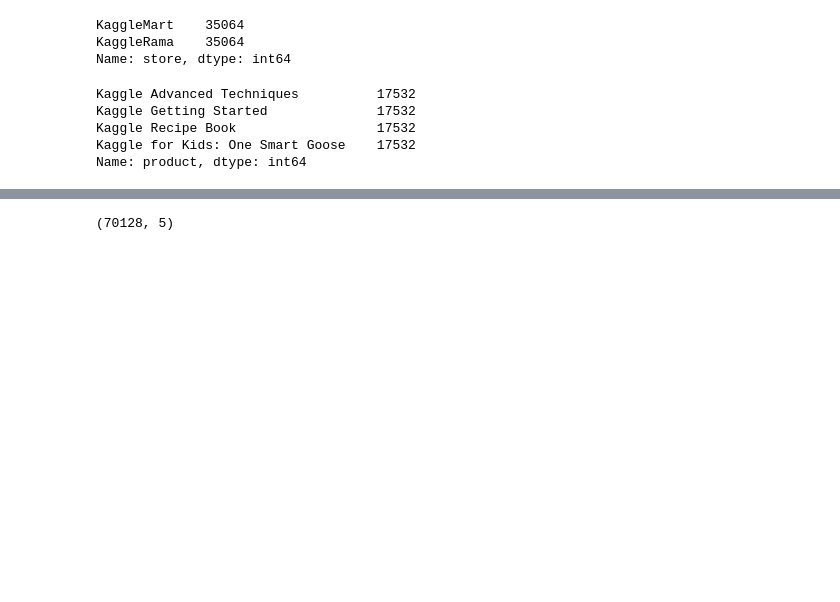
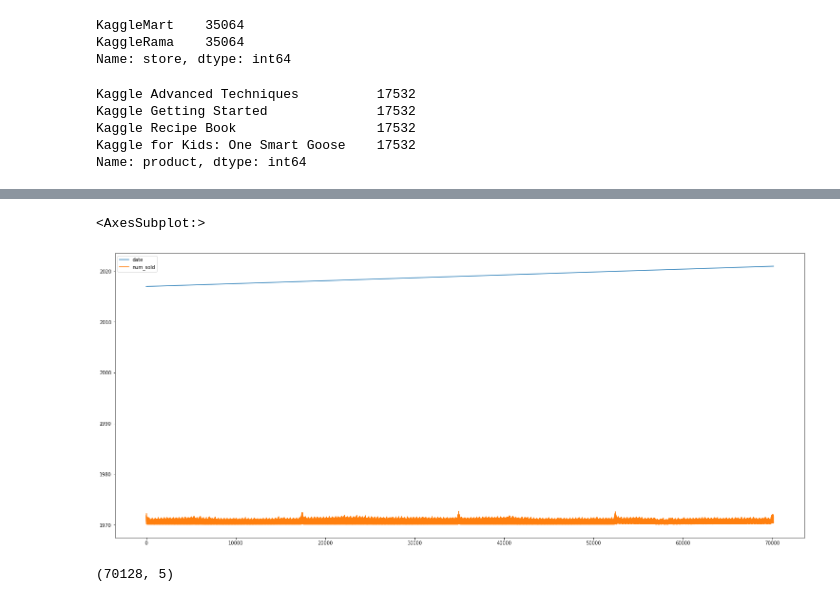
Before and after one commit to asimali004/Kaggle-Competition, a Jupyter notebook: timeseriesprediction.ipynb, the cells around one changed output, grey strips where cells are left out. Saved outputs shown, nothing was run; the diff lists cells and outputs as text; code cells hidden in the pictures; blank space fills up the shorter version.

```diff
--- a/timeseriesprediction.ipynb
+++ b/timeseriesprediction.ipynb
@@ -84,3 +88,8 @@ df.num_sold.hist()
+# %%
+df.plot(kind="line",figsize=(26,11))
+# %% [output]
+<AxesSubplot:>
+[figure, added]
 # %%
 df.shape
 # %% [output]
```
Also changed, not shown: parts of 25 cells of this notebook.
